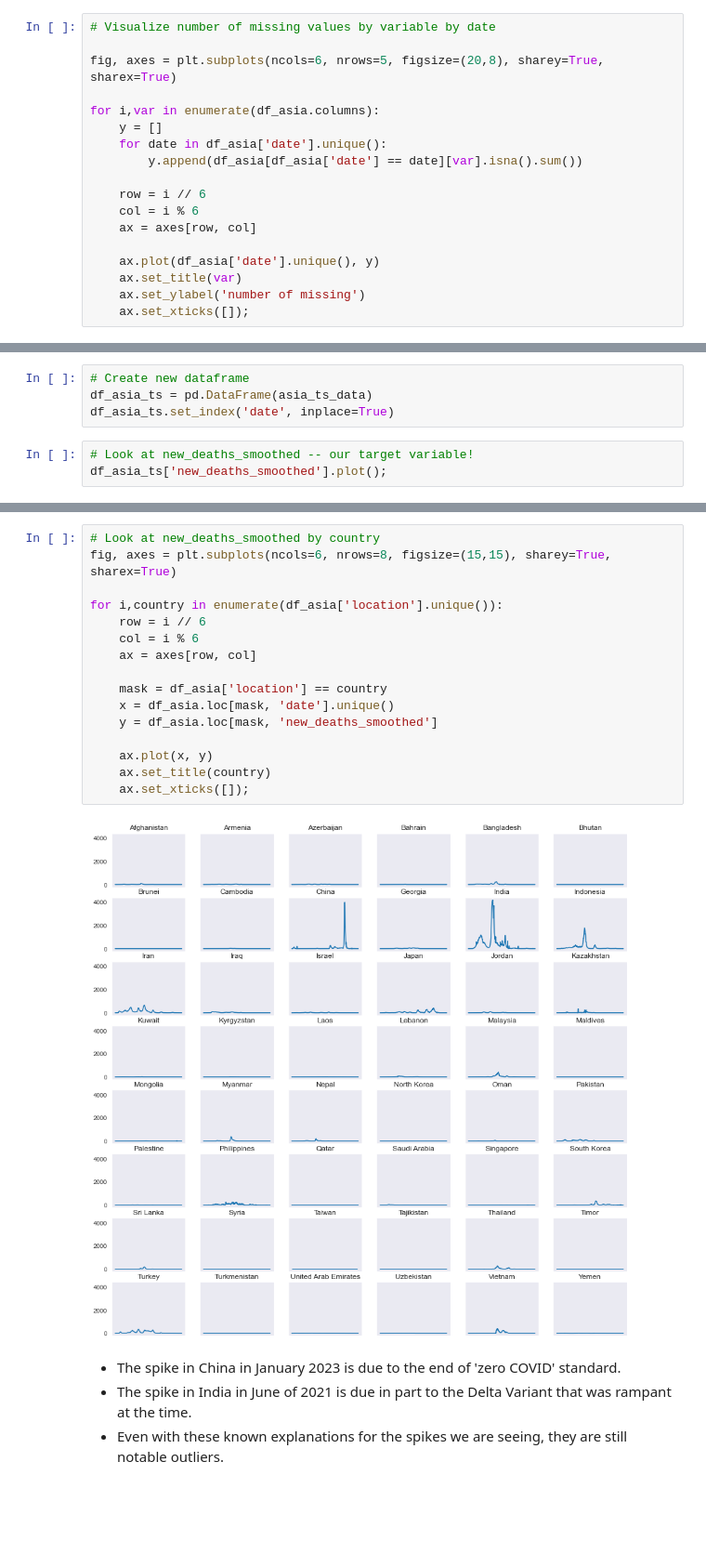
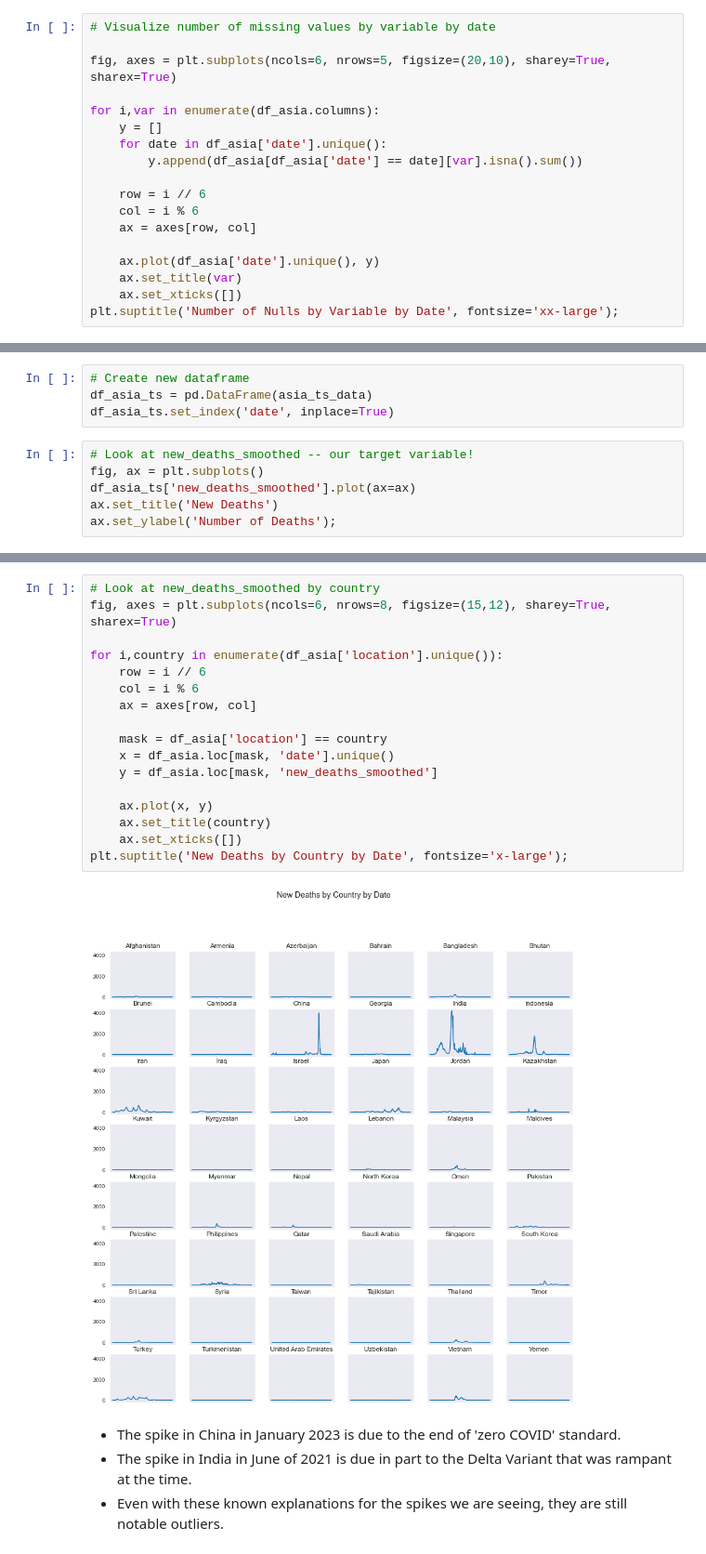
Before and after one commit to Bella3s/Covid-19-Time-Series-Modeling, a Jupyter notebook: index.ipynb, the cells around one changed output, grey strips where cells are left out. Shown at 93% size. Cells and saved outputs as stored; diff of their text form; blank space fills up the shorter version.

```diff
--- a/index.ipynb
+++ b/index.ipynb
@@ -383,7 +390,7 @@ Taiwan 54.7%
 # %%
 # Visualize number of missing values by variable by date
 
-fig, axes = plt.subplots(ncols=6, nrows=5, figsize=(20,8), sharey=True, sharex=True)
+fig, axes = plt.subplots(ncols=6, nrows=5, figsize=(20,10), sharey=True, sharex=True)
 
 for i,var in enumerate(df_asia.columns):
     y = []
@@ -396,6 +403,6 @@ for i,var in enumerate(df_asia.columns):
 
     ax.plot(df_asia['date'].unique(), y)
     ax.set_title(var)
-    ax.set_ylabel('number of missing')
-    ax.set_xticks([]);
+    ax.set_xticks([])
+plt.suptitle('Number of Nulls by Variable by Date', fontsize='xx-large');
 # %% [output]
@@ -788,5 +795,8 @@ df_asia_ts = pd.DataFrame(asia_ts_data)
 df_asia_ts.set_index('date', inplace=True)
 # %%
 # Look at new_deaths_smoothed -- our target variable!
-df_asia_ts['new_deaths_smoothed'].plot();
+fig, ax = plt.subplots()
+df_asia_ts['new_deaths_smoothed'].plot(ax=ax)
+ax.set_title('New Deaths')
+ax.set_ylabel('Number of Deaths');
 # %% [output]
@@ -794,21 +804,22 @@ df_asia_ts['new_deaths_smoothed'].plot();
 # %%
 # Look at new_deaths_smoothed by country
-fig, axes = plt.subplots(ncols=6, nrows=8, figsize=(15,15), sharey=True, sharex=True)
+fig, axes = plt.subplots(ncols=6, nrows=8, figsize=(15,12), sharey=True, sharex=True)
 
 for i,country in enumerate(df_asia['location'].unique()):
     row = i // 6
     col = i % 6
     ax = axes[row, col]
 
     mask = df_asia['location'] == country
     x = df_asia.loc[mask, 'date'].unique()
     y = df_asia.loc[mask, 'new_deaths_smoothed']
 
     ax.plot(x, y)
     ax.set_title(country)
-    ax.set_xticks([]);
+    ax.set_xticks([])
+plt.suptitle('New Deaths by Country by Date', fontsize='x-large');
 # %% [output]
-[figure, old version]
+[figure, new version]
 # %% [markdown]
 - The spike in China in January 2023 is due to the end of 'zero COVID' standard.
 - The spike in India in June of 2021 is due in part to the Delta Variant that was rampant at the time.
```
Also changed, not shown: parts of 16 cells of this notebook, 1 other file.
